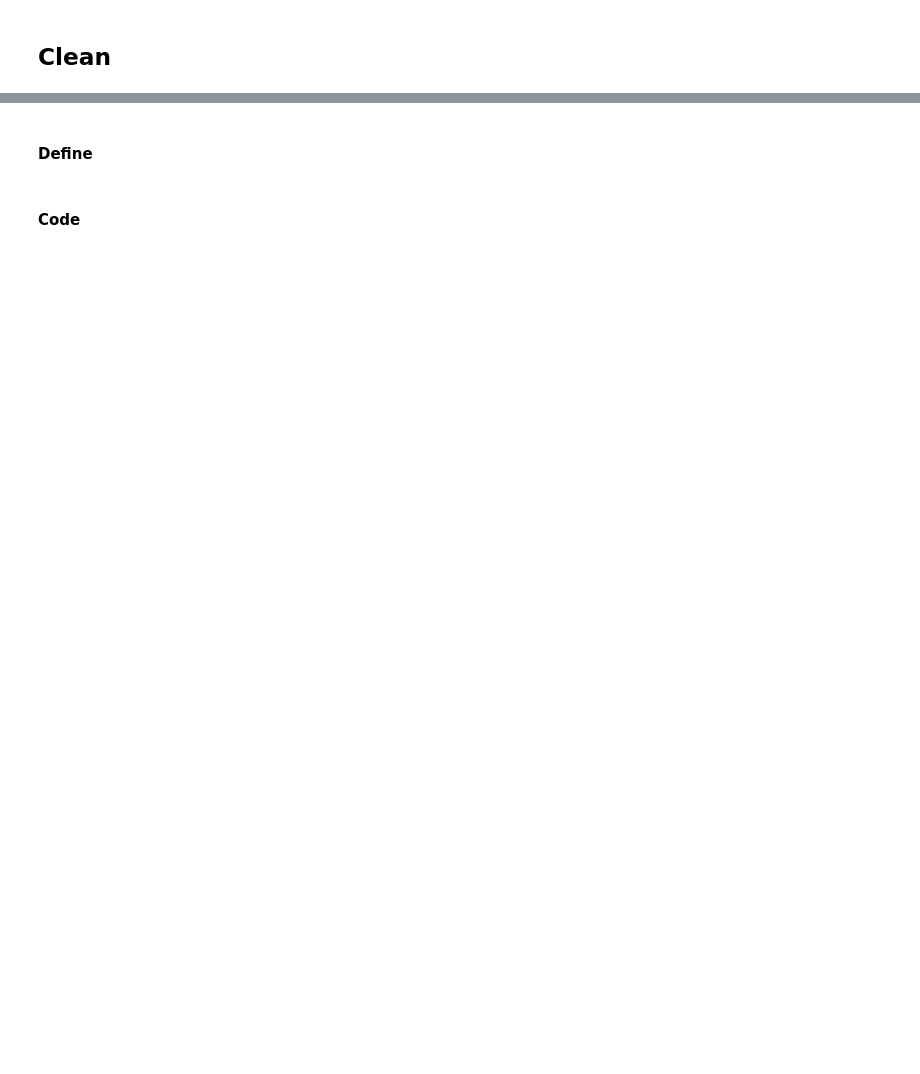
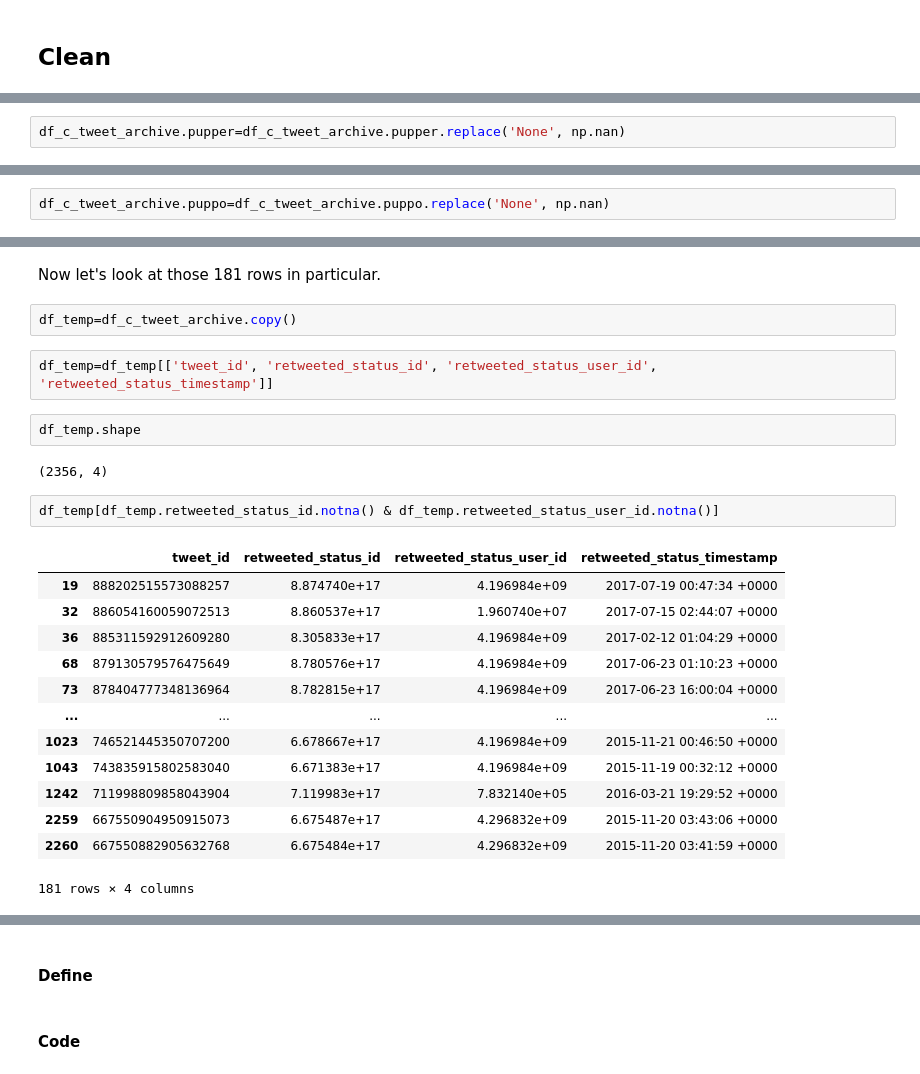
Before and after one commit to sdaphtardar/wrangle_dog_rates_data, a Jupyter notebook: data-wrangling-project.ipynb, the cells around one changed output, grey strips where cells are left out. Saved outputs shown, nothing was run; the diff lists cells and outputs as text; blank space fills up the shorter version.

```diff
--- a/data-wrangling-project.ipynb
+++ b/data-wrangling-project.ipynb
@@ -631,0 +751,2 @@ df_c_tweet_archive.shape, df_c_tweet_json.shape, df_c_image.shape
+# %%
+df_c_tweet_archive.pupper=df_c_tweet_archive.pupper.replace('None', np.nan)
@@ -631,0 +771,2 @@ df_c_tweet_archive.shape, df_c_tweet_json.shape, df_c_image.shape
+# %%
+df_c_tweet_archive.puppo=df_c_tweet_archive.puppo.replace('None', np.nan)
@@ -631,0 +810,26 @@ df_c_tweet_archive.shape, df_c_tweet_json.shape, df_c_image.shape
+# %% [markdown]
+Now let's look at those 181 rows in particular.
+# %%
+df_temp=df_c_tweet_archive.copy()
+# %%
+df_temp=df_temp[['tweet_id', 'retweeted_status_id', 'retweeted_status_user_id', 'retweeted_status_timestamp']]
+# %%
+df_temp.shape
+# %% [output]
+(2356, 4)
+# %%
+df_temp[df_temp.retweeted_status_id.notna() & df_temp.retweeted_status_user_id.notna()]
+# %% [output]
+|  | tweet_id | retweeted_status_id | retweeted_status_user_id | retweeted_status_timestamp |
+| 19 | 888202515573088257 | 8.874740e+17 | 4.196984e+09 | 2017-07-19 00:47:34 +0000 |
+| 32 | 886054160059072513 | 8.860537e+17 | 1.960740e+07 | 2017-07-15 02:44:07 +0000 |
+| 36 | 885311592912609280 | 8.305833e+17 | 4.196984e+09 | 2017-02-12 01:04:29 +0000 |
+| 68 | 879130579576475649 | 8.780576e+17 | 4.196984e+09 | 2017-06-23 01:10:23 +0000 |
+| 73 | 878404777348136964 | 8.782815e+17 | 4.196984e+09 | 2017-06-23 16:00:04 +0000 |
+| ... | ... | ... | ... | ... |
+| 1023 | 746521445350707200 | 6.678667e+17 | 4.196984e+09 | 2015-11-21 00:46:50 +0000 |
+| 1043 | 743835915802583040 | 6.671383e+17 | 4.196984e+09 | 2015-11-19 00:32:12 +0000 |
+| 1242 | 711998809858043904 | 7.119983e+17 | 7.832140e+05 | 2016-03-21 19:29:52 +0000 |
+| 2259 | 667550904950915073 | 6.675487e+17 | 4.296832e+09 | 2015-11-20 03:43:06 +0000 |
+| 2260 | 667550882905632768 | 6.675484e+17 | 4.296832e+09 | 2015-11-20 03:41:59 +0000 |
+181 rows × 4 columns
```
Also changed, not shown: parts of 193 cells of this notebook.
